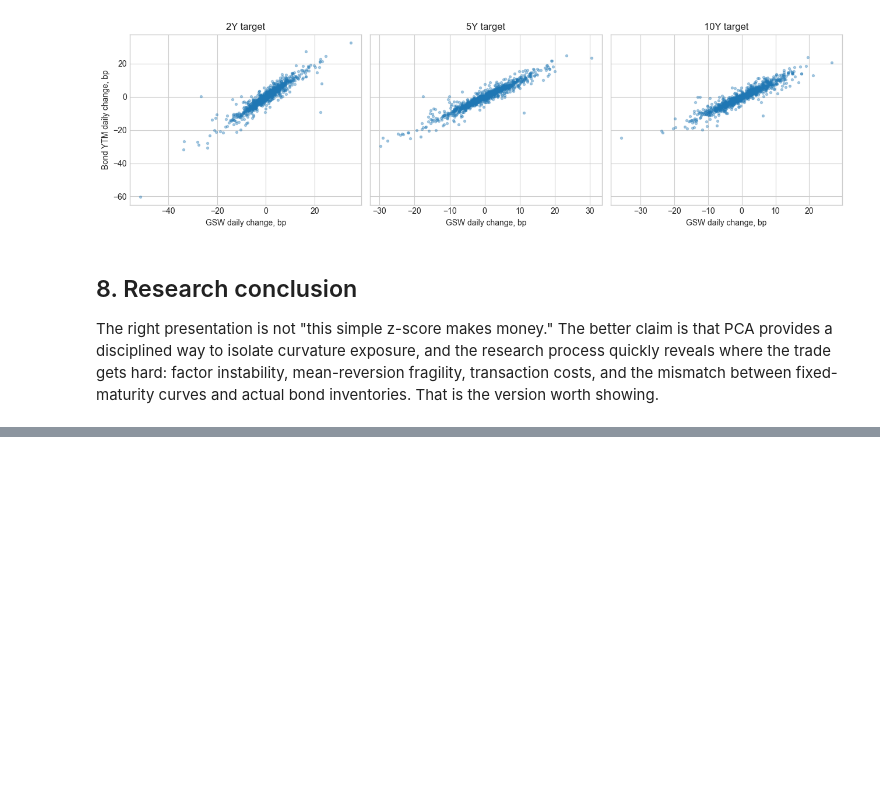
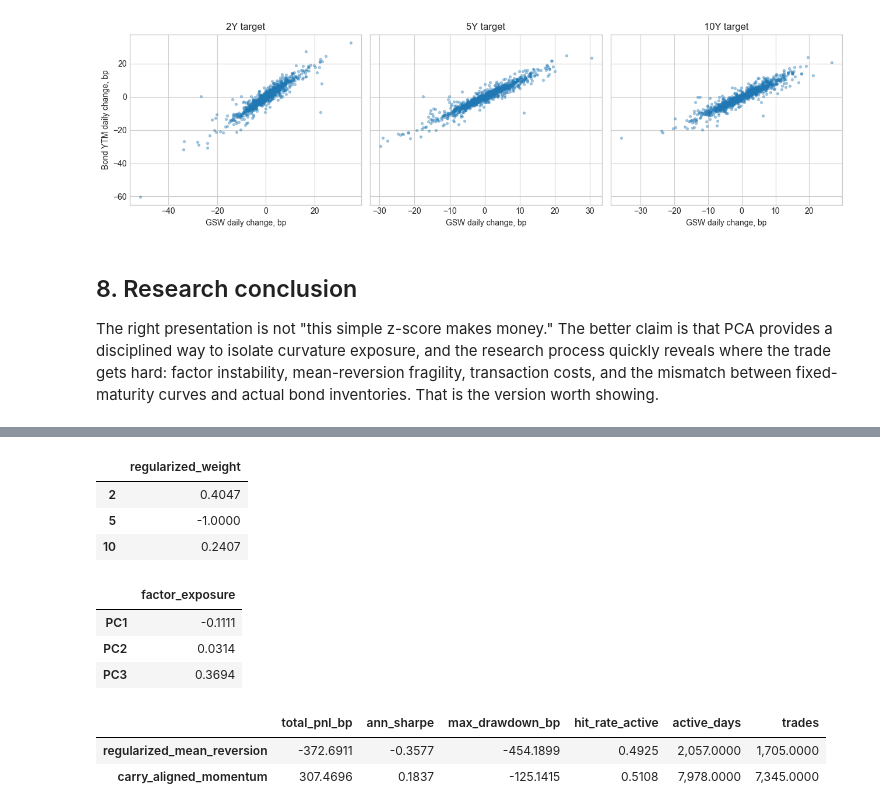
Before and after one commit to dhruvk1432/Fixed_Income_Project, a Jupyter notebook: Treasury_PCA_Butterfly_Relative_Value.ipynb, the cells around one changed output, grey strips where cells are left out. Drawn from its saved outputs; the diff is of its cells as text; code cells hidden in the pictures; blank space fills up the shorter version.

```diff
--- a/Treasury_PCA_Butterfly_Relative_Value.ipynb
+++ b/Treasury_PCA_Butterfly_Relative_Value.ipynb
@@ -387,0 +392,68 @@ worth showing.
+# %%
+from treasury_pca_butterfly import (
+    RelativeValueConfig,
+    curvature_momentum_carry_backtest,
+    enhanced_relative_value_backtest,
+    factor_exposures,
+    monthly_regularized_weights,
+    robust_zscore,
+    rolldown_spread,
+    solve_regularized_butterfly_weights,
+    strategy_grid,
+)
+
+regularized_weights = solve_regularized_butterfly_weights(
+    cov_fit.loadings,
+    gross_cap=3.0,
+    ridge=0.10,
+)
+regularized_exposures = factor_exposures(cov_fit.loadings, regularized_weights)
+regularized_spread = compute_spread(yields_bp, regularized_weights)
+regularized_carry = rolldown_spread(yields_bp, regularized_weights, horizon_days=21)
+regularized_z = robust_zscore(regularized_spread, lookback=126)
+
+rv_config = RelativeValueConfig(
+    entry_z=1.50,
+    exit_z=0.25,
+    transaction_cost_bp=0.03,
+    target_daily_vol_bp=2.50,
+    max_abs_position=1.50,
+)
+regularized_mr_bt = enhanced_relative_value_backtest(
+    regularized_spread,
+    regularized_z,
+    carry=regularized_carry,
+    config=rv_config,
+)
+
+carry_momentum_bt = curvature_momentum_carry_backtest(
+    regularized_spread,
+    regularized_carry,
+    momentum_lookback=63,
+    carry_agreement=True,
+    transaction_cost_bp=0.03,
+    target_daily_vol_bp=2.50,
+    max_abs_position=1.50,
+)
+
+display(regularized_weights.to_frame("regularized_weight"))
+display(regularized_exposures.to_frame("factor_exposure"))
+comparison = pd.DataFrame(
+    {
+        "regularized_mean_reversion": performance_stats(regularized_mr_bt),
+        "carry_aligned_momentum": performance_stats(carry_momentum_bt),
+    }
+).T
+display(comparison.round(4))
+# %% [output]
+|  | regularized_weight |
+| 2 | 0.4047 |
+| 5 | -1.0000 |
+| 10 | 0.2407 |
+|  | factor_exposure |
+| PC1 | -0.1111 |
+| PC2 | 0.0314 |
+| PC3 | 0.3694 |
+|  | total_pnl_bp | ann_sharpe | max_drawdown_bp | hit_rate_active | active_days | trades |
+| regularized_mean_reversion | -372.6911 | -0.3577 | -454.1899 | 0.4925 | 2,057.0000 | 1,705.0000 |
+| carry_aligned_momentum | 307.4696 | 0.1837 | -125.1415 | 0.5108 | 7,978.0000 | 7,345.0000 |
```
Also changed, not shown: parts of 4 cells of this notebook, 10 other files.
